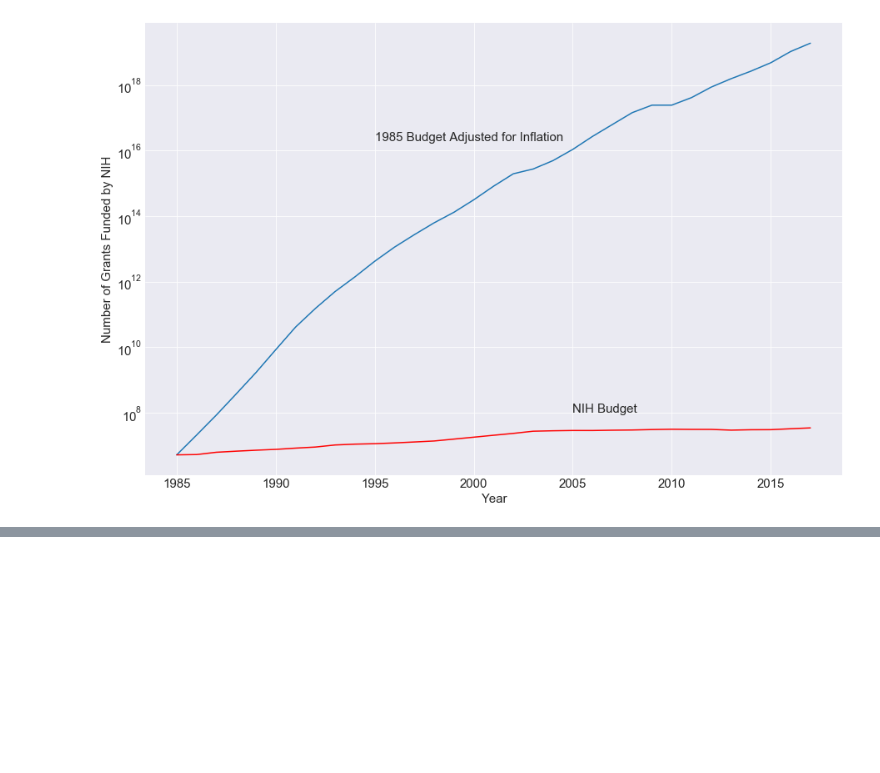
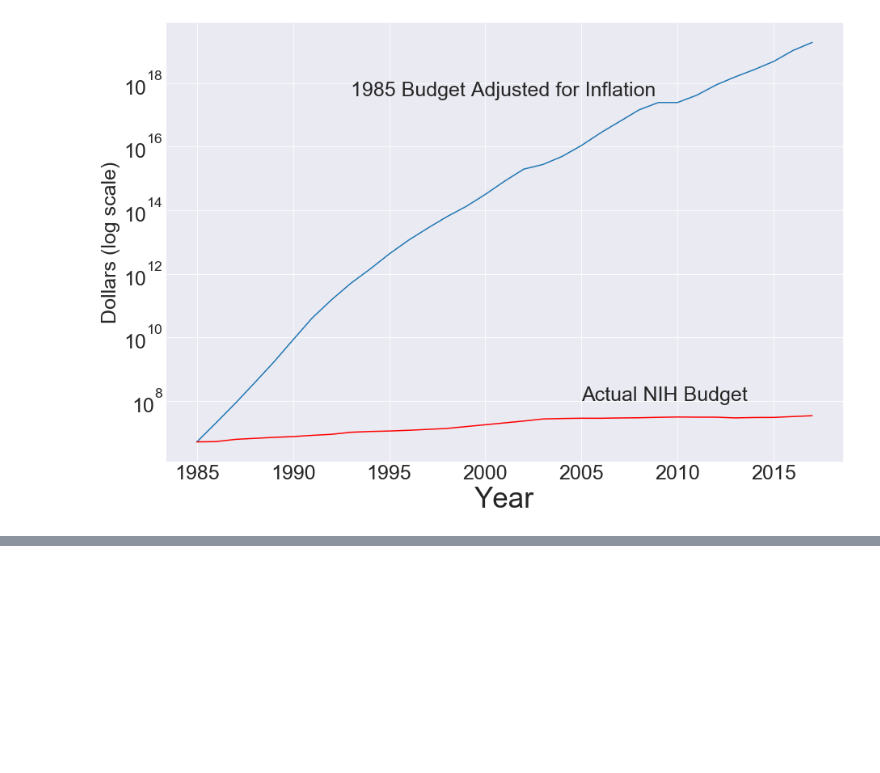
Before and after one commit to raom1/NIH-grants, a Jupyter notebook: final_analysis.ipynb, the cells around one changed output, grey strips where cells are left out. Saved outputs shown, nothing was run; the diff lists cells and outputs as text; code cells hidden in the pictures.

```diff
--- a/final_analysis.ipynb
+++ b/final_analysis.ipynb
@@ -51,15 +51,20 @@ for year in np.sort(funded_R01_projects.FY.unique())[:-1]:
 # %%
 fig, ax = plt.subplots(figsize=(15, 10))
 plt.plot(years, projected_budgets)
 plt.plot(years, nih_budget_1985_totals, color = "red")
 plt.yscale("log")
-plt.xlabel('Year', fontsize = 15)
-plt.ylabel('Number of Grants Funded by NIH', fontsize = 15)
-plt.text(s = "1985 Budget Adjusted for Inflation", x = 1995, y = 10**16.3, size = 15)
-plt.text(s = "NIH Budget", x = 2005, y = 10**8, size = 15)
-ax.tick_params(axis='both', labelsize = 15);
+plt.xlabel('Year', fontsize = 35)
+plt.ylabel('Dollars (log scale)', fontsize = 25)
+plt.text(s = "1985 Budget Adjusted for Inflation", x = 1993, y = 10**17.6, size = 25)
+plt.text(s = "Actual NIH Budget", x = 2005, y = 10**8, size = 25)
+ax.tick_params(axis='both', labelsize = 25)
+#ax.get_yaxis().set_ticks([])
+#ax.get_xaxis().set_ticks([]);
+
+#plt.tight_layout()
+#plt.savefig("data/figs_for_pres/inflation_zoom.png", dpi=80, orientation='landscape')
 # %% [output]
-[figure, old version]
+[figure, new version]
 # %%
 overall_success_rate["Number of R01 Equivalent Grants Applications Reviewed"] = overall_success_rate["Number of R01 Equivalent Grants Applications Reviewed"].str.replace("\t", "").str.replace(",", "").astype(int)
 # %%
```
Also changed, not shown: parts of 23 cells of this notebook, 1 other file.
